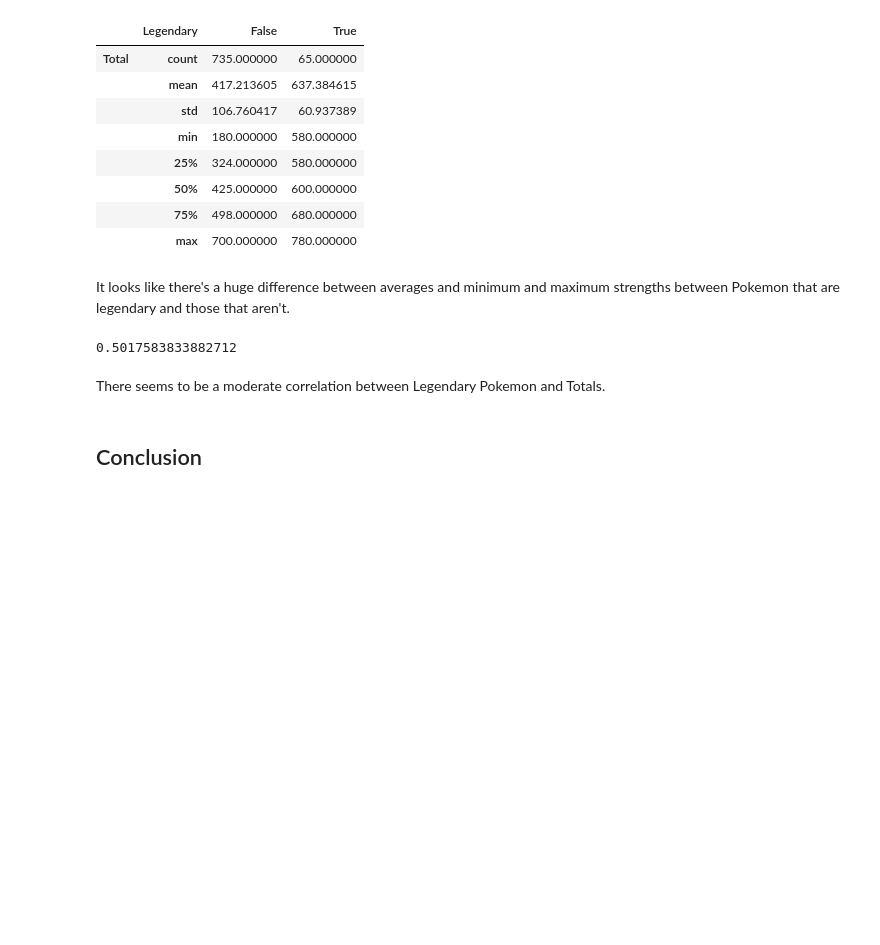
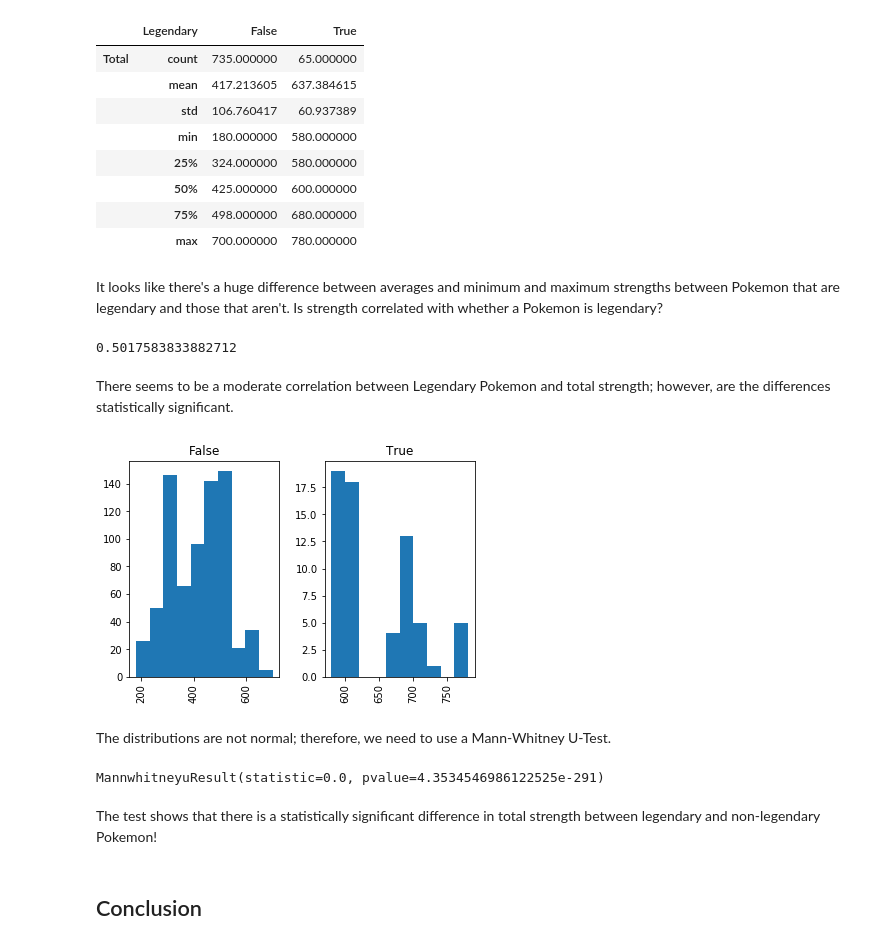
Before and after one commit to jessica-n/data-science-projects, a Jupyter notebook: Thinkful - Capstone Analytic Report and Research Proposal/Capstone Analytic Report and Research Proposal.ipynb, the cells around one changed output. Drawn from its saved outputs; the diff is of its cells as text; code cells hidden in the pictures; blank space fills up the shorter version.

Commit message:
Added statistical test

```diff
--- a/Thinkful - Capstone Analytic Report and Research Proposal/Capstone Analytic Report and Research Proposal.ipynb
+++ b/Thinkful - Capstone Analytic Report and Research Proposal/Capstone Analytic Report and Research Proposal.ipynb
@@ -193,14 +193,28 @@ df[['Legendary', 'Total']].groupby('Legendary').describe().transpose()
 |  | 75% | 498.000000 | 680.000000 |
 |  | max | 700.000000 | 780.000000 |
 # %% [markdown]
-It looks like there's a huge difference between averages and minimum and maximum strengths between Pokemon that are legendary and those that aren't.
+It looks like there's a huge difference between averages and minimum and maximum strengths between Pokemon that are legendary and those that aren't. Is strength correlated with whether a Pokemon is legendary?
 # %%
 #correlation between Legendary and Total
 df['Legendary'].corr(df['Total'])
 # %% [output]
 0.5017583833882712
 # %% [markdown]
-There seems to be a moderate correlation between Legendary Pokemon and Totals.
+There seems to be a moderate correlation between Legendary Pokemon and total strength; however, are the differences statistically significant.
+# %%
+#histogram of Total by Legendary
+df['Total'].hist(by=df['Legendary'])
+plt.show()
+# %% [output]
+[figure, added]
+# %% [markdown]
+The distributions are not normal; therefore, we need to use a Mann-Whitney U-Test.
+# %%
+stats.mannwhitneyu(df['Total'], df['Legendary'])
+# %% [output]
+MannwhitneyuResult(statistic=0.0, pvalue=4.3534546986122525e-291)
+# %% [markdown]
+The test shows that there is a statistically significant difference in total strength between legendary and non-legendary Pokemon!
 # %% [markdown]
 ## Conclusion
 # %% [markdown]
```
